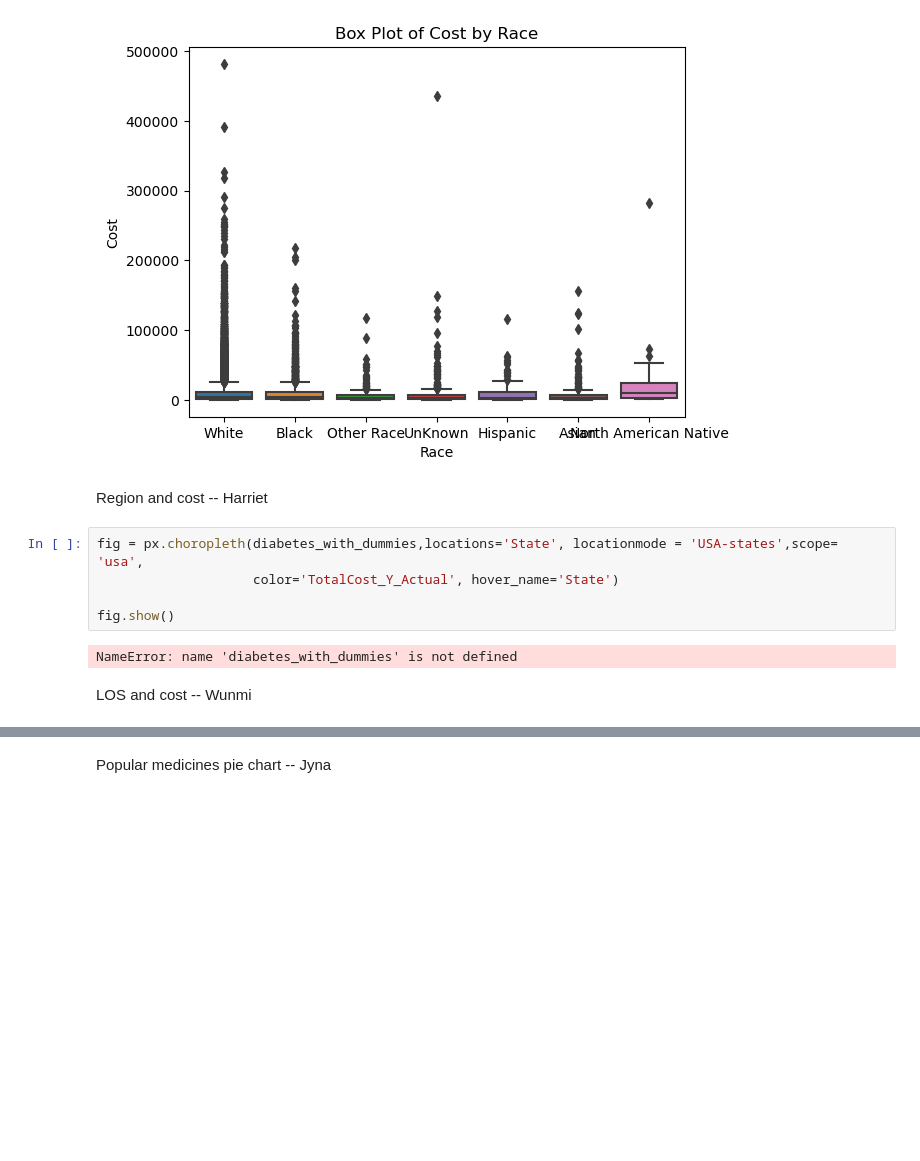
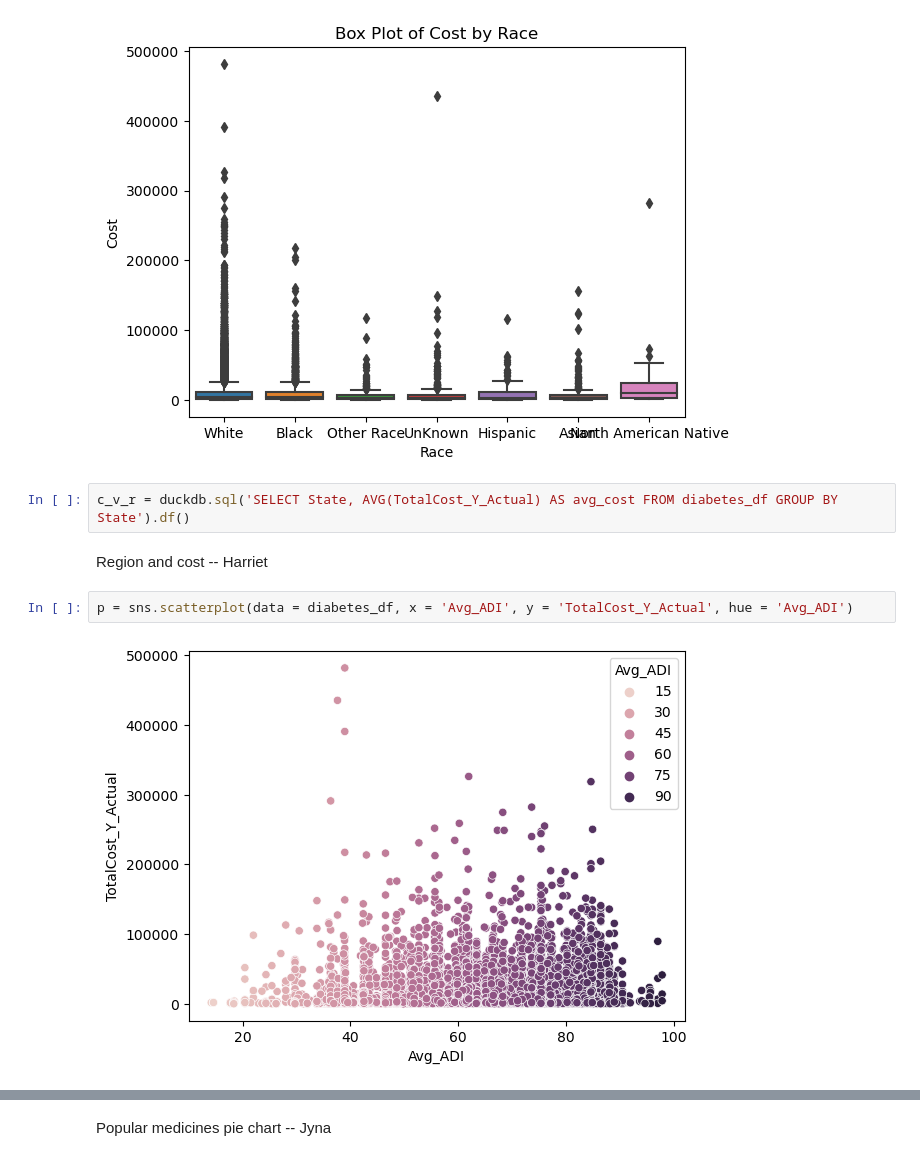
Before and after one commit to HarrietKumah/info2950-final-project, a Jupyter notebook: Phase IV.ipynb, the cells around one changed output, grey strips where cells are left out. Saved outputs shown, nothing was run; the diff lists cells and outputs as text; blank space fills up the shorter version.

Commit message:
bubble graph
has boxplot

```diff
--- a/Phase IV.ipynb
+++ b/Phase IV.ipynb
@@ -115,14 +131,11 @@ plt.title('Box Plot of Cost by Race')
 plt.show()
 # %% [output]
 [figure]
+# %%
+c_v_r = duckdb.sql('SELECT State, AVG(TotalCost_Y_Actual) AS avg_cost FROM diabetes_df GROUP BY State').df()
 # %% [markdown]
 Region and cost -- Harriet
 # %%
-fig = px.choropleth(diabetes_with_dummies,locations='State', locationmode = 'USA-states',scope= 'usa',
-                    color='TotalCost_Y_Actual', hover_name='State')
-
-fig.show()
+p = sns.scatterplot(data = diabetes_df, x = 'Avg_ADI', y = 'TotalCost_Y_Actual', hue = 'Avg_ADI')
 # %% [output]
-NameError: name 'diabetes_with_dummies' is not defined
+[figure, added]
-# %% [markdown]
-LOS and cost -- Wunmi
```
Also changed, not shown: parts of 16 cells of this notebook.
